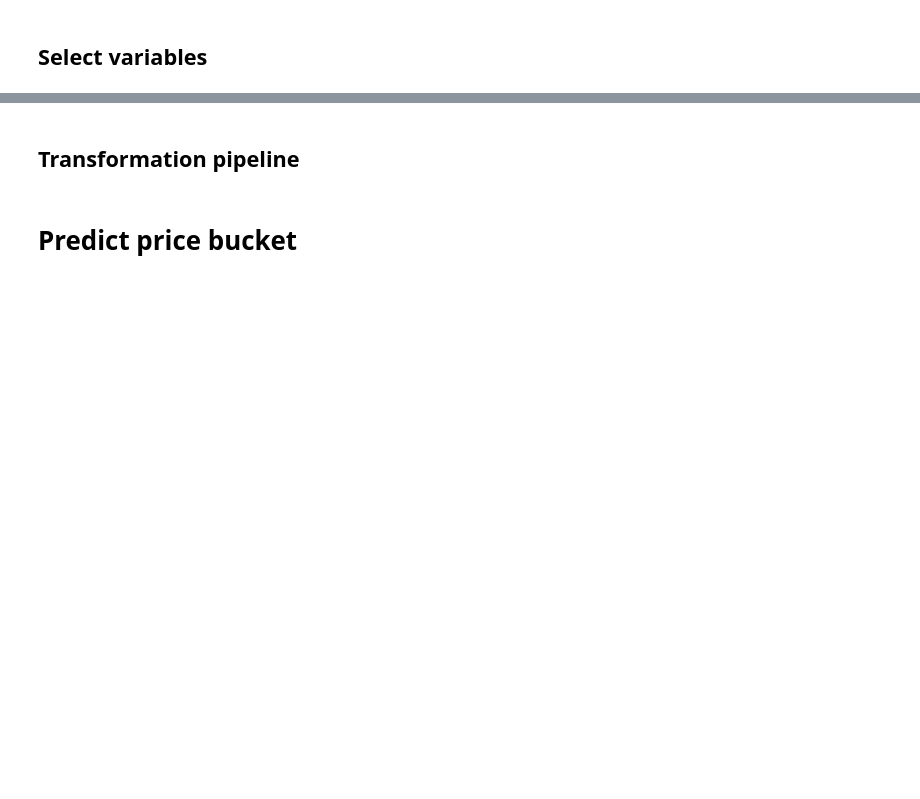
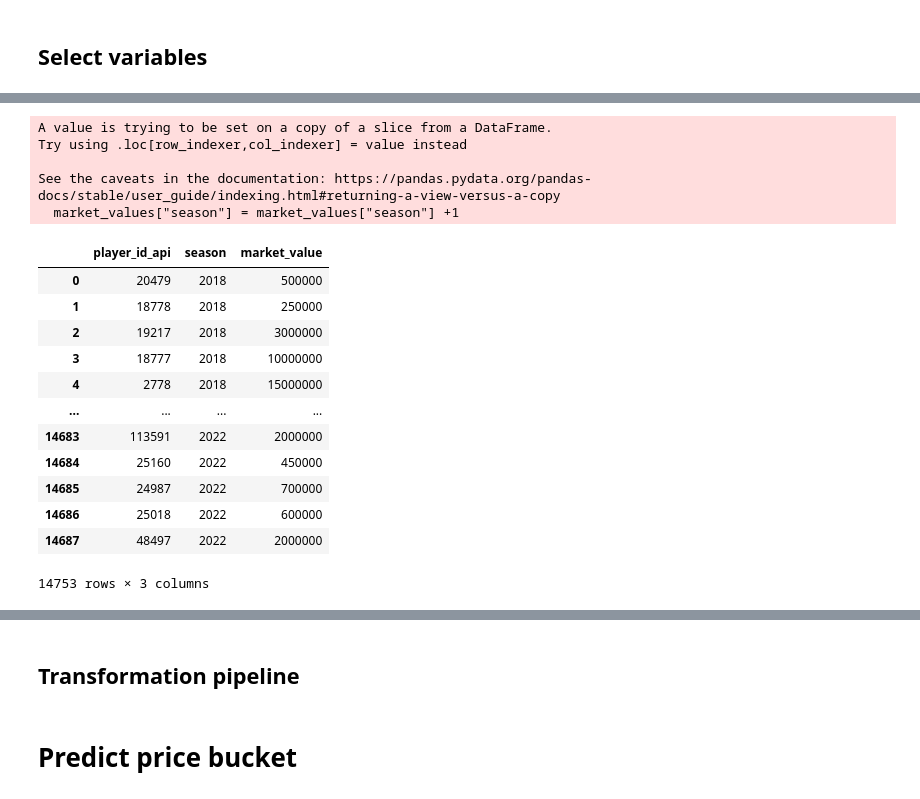
Before and after one commit to GolAITech/models, a Jupyter notebook: notebooks/all_positions_model.ipynb, the cells around one changed output, grey strips where cells are left out. Cells and saved outputs as stored; diff of their text form; code cells hidden in the pictures; blank space fills up the shorter version.

```diff
--- a/notebooks/all_positions_model.ipynb
+++ b/notebooks/all_positions_model.ipynb
@@ -257,3 +292,26 @@ from sklearn.pipeline import Pipeline
 from sklearn.preprocessing import OneHotEncoder
 from sklearn.preprocessing import StandardScaler
 from sklearn.svm import SVC
+# %%
+market_values = players_selected_vars[["player_id_api", "season", "market_value"]]
+market_values["season"] = market_values["season"] +1
+market_values
+# %% [output]
+A value is trying to be set on a copy of a slice from a DataFrame.
+Try using .loc[row_indexer,col_indexer] = value instead
+
+See the caveats in the documentation: https://pandas.pydata.org/pandas-docs/stable/user_guide/indexing.html#returning-a-view-versus-a-copy
+  market_values["season"] = market_values["season"] +1
+|  | player_id_api | season | market_value |
+| 0 | 20479 | 2018 | 500000 |
+| 1 | 18778 | 2018 | 250000 |
+| 2 | 19217 | 2018 | 3000000 |
+| 3 | 18777 | 2018 | 10000000 |
+| 4 | 2778 | 2018 | 15000000 |
+| ... | ... | ... | ... |
+| 14683 | 113591 | 2022 | 2000000 |
+| 14684 | 25160 | 2022 | 450000 |
+| 14685 | 24987 | 2022 | 700000 |
+| 14686 | 25018 | 2022 | 600000 |
+| 14687 | 48497 | 2022 | 2000000 |
+14753 rows × 3 columns
```
Also changed, not shown: parts of 28 cells of this notebook, 1 other file.
